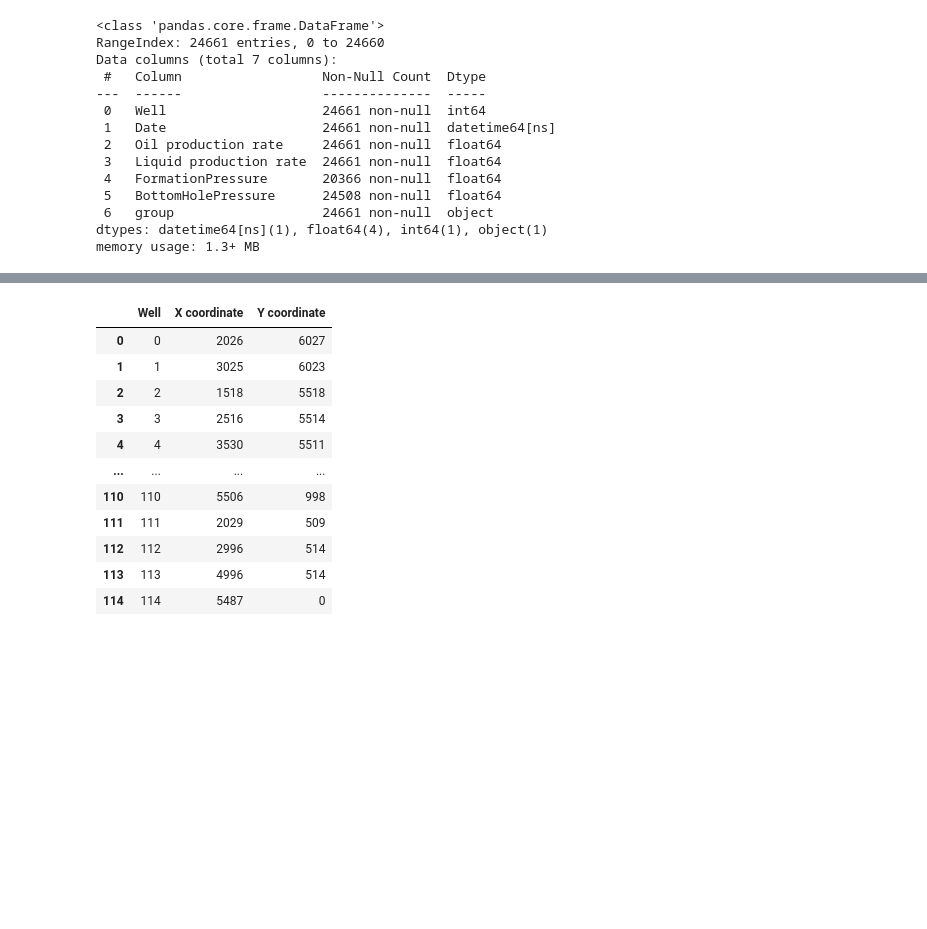
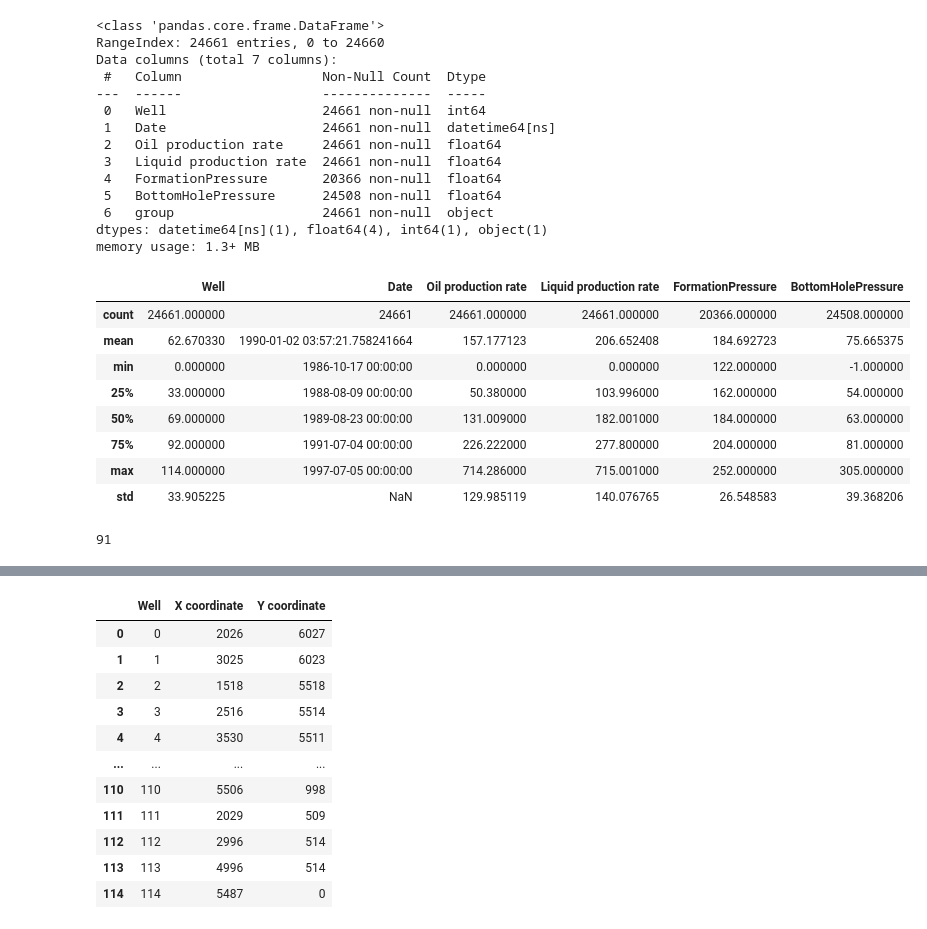
Before and after one commit to Curiod/interwell-connectivity-estimation, a Jupyter notebook: notebooks/preprocess.ipynb, the cells around one changed output, grey strips where cells are left out. Saved outputs shown, nothing was run; the diff lists cells and outputs as text; code cells hidden in the pictures; blank space fills up the shorter version.

```diff
--- a/notebooks/preprocess.ipynb
+++ b/notebooks/preprocess.ipynb
@@ -115,6 +134,22 @@ Data columns (total 7 columns):
  6   group                   24661 non-null  object
 dtypes: datetime64[ns](1), float64(4), int64(1), object(1)
 memory usage: 1.3+ MB
+# %%
+df_prod.describe()
+# %% [output]
+|  | Well | Date | Oil production rate | Liquid production rate | FormationPressure | BottomHolePressure |
+| count | 24661.000000 | 24661 | 24661.000000 | 24661.000000 | 20366.000000 | 24508.000000 |
+| mean | 62.670330 | 1990-01-02 03:57:21.758241664 | 157.177123 | 206.652408 | 184.692723 | 75.665375 |
+| min | 0.000000 | 1986-10-17 00:00:00 | 0.000000 | 0.000000 | 122.000000 | -1.000000 |
+| 25% | 33.000000 | 1988-08-09 00:00:00 | 50.380000 | 103.996000 | 162.000000 | 54.000000 |
+| 50% | 69.000000 | 1989-08-23 00:00:00 | 131.009000 | 182.001000 | 184.000000 | 63.000000 |
+| 75% | 92.000000 | 1991-07-04 00:00:00 | 226.222000 | 277.800000 | 204.000000 | 81.000000 |
+| max | 114.000000 | 1997-07-05 00:00:00 | 714.286000 | 715.001000 | 252.000000 | 305.000000 |
+| std | 33.905225 | NaN | 129.985119 | 140.076765 | 26.548583 | 39.368206 |
+# %%
+df_prod.Well.nunique()
+# %% [output]
+91
 # %%
 df_prod["water"] = df_prod["Liquid production rate"] - df_prod["Oil production rate"]
 df_prod["watercut"] = df_prod["water"] / df_prod["Liquid production rate"]
```
Also changed, not shown: parts of 20 cells of this notebook, 10 other files.
